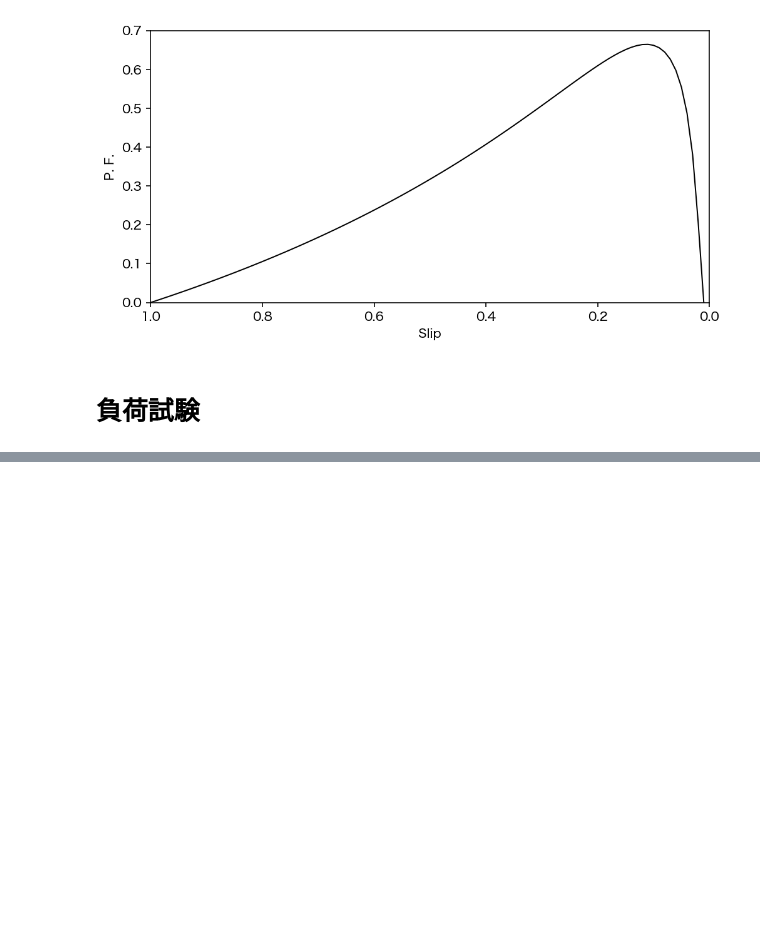
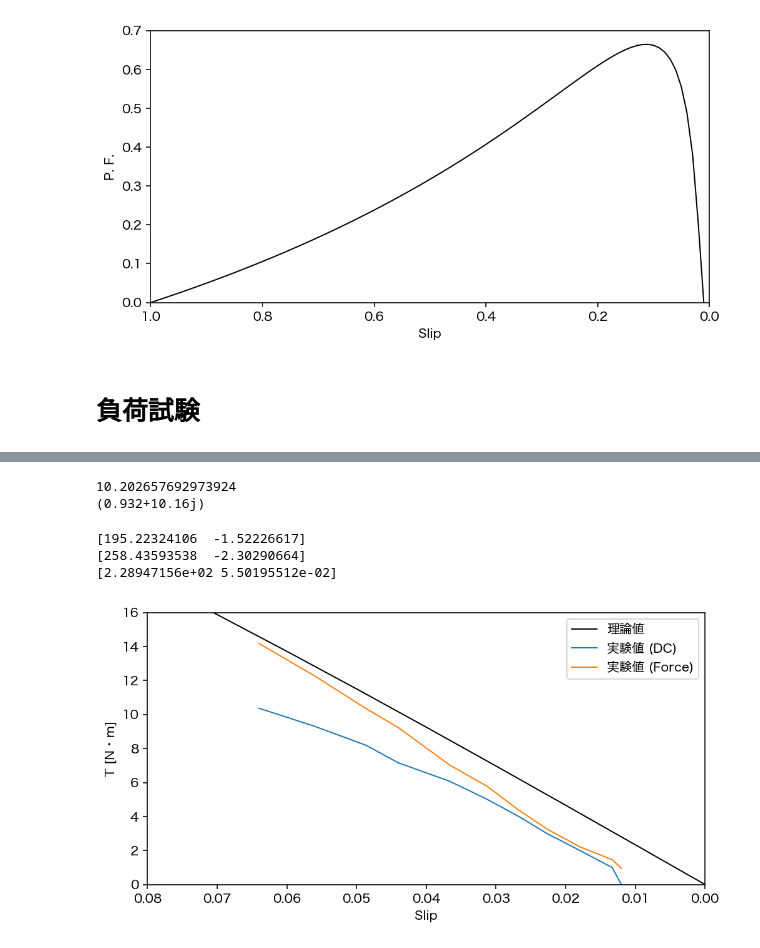
Before and after one commit to massanf/3Sexperiment, a Jupyter notebook: E2/graph.ipynb, the cells around one changed output, grey strips where cells are left out. Saved outputs shown, nothing was run; the diff lists cells and outputs as text; code cells hidden in the pictures; blank space fills up the shorter version.

```diff
--- a/E2/graph.ipynb
+++ b/E2/graph.ipynb
@@ -214,0 +263,59 @@ plt.savefig("figures/2/experimentalvalue.png")
+# %%
+x = np.arange(0.001,1.0,0.001)
+i1 = [200/np.sqrt((0.187+0.187/i)**2+(2.125)**2) for i in x]
+G0 = 4.66*10**(-3)
+B0 = 0.0508
+I0 = cmath.polar(G0*200+1j*B0*200)[0]
+print(I0)
+print(G0*200+1j*B0*200)
+ratio = [I0/i for i in i1]
+# %% [output]
+10.202657692973924
+(0.932+10.16j)
+# %%
+
+suberi = [i/100 for i in range (0, 101)]
+
+fig = plt.figure(figsize=(8, 4), dpi=144)
+fig.patch.set_alpha(1)
+
+T2 = [30*fuka["V2"][i]*fuka["I2"][i]/(np.pi*fuka["n"][i]) for i in range (0, len(fuka))]
+ns = 1500
+
+plt.xlabel("s")
+plt.ylabel("T")
+plt.xlim(1.0,0)
+
+plt.plot(suberi,T,label="理論値",c="black",linewidth=1)
+
+T2 = [30*fuka["V2"][i]*fuka["I2"][i]/(np.pi*fuka["n"][i]) for i in range (0, len(fuka))]
+T2_2 = [fuka["(kg)"][i]*9.80665 *0.287 for i in range (0, len(fuka))]
+ns = 1500
+suberi2 = [(ns-i) / ns for i in fuka["n"]]
+
+plt.xlabel("Slip")
+plt.ylabel("T [N・m]")
+plt.plot(suberi2,T2,label="実験値 (DC)",linewidth=1)
+plt.plot(suberi2,T2_2, label="実験値 (Force)",linewidth=1)
+
+print(np.polyfit(suberi2,T2,1))
+print(np.polyfit(suberi2,T2_2,1))
+
+suberi_small = []
+theory_small = []
+for i in range (0, len(suberi)):
+    if(suberi[i] < 0.07):
+        suberi_small.append(suberi[i])
+        theory_small.append(T[i])
+
+print(np.polyfit(suberi_small,theory_small,1))
+
+plt.legend()
+plt.xlim(0.08,0.0)
+plt.ylim(0.0,16)
+plt.savefig("figures/2/experiments.png")
+# %% [output]
+[195.22324106  -1.52226617]
+[258.43593538  -2.30290664]
+[2.28947156e+02 5.50195512e-02]
+[figure, added]
```
Also changed, not shown: parts of 5 cells of this notebook, 6 other files.
